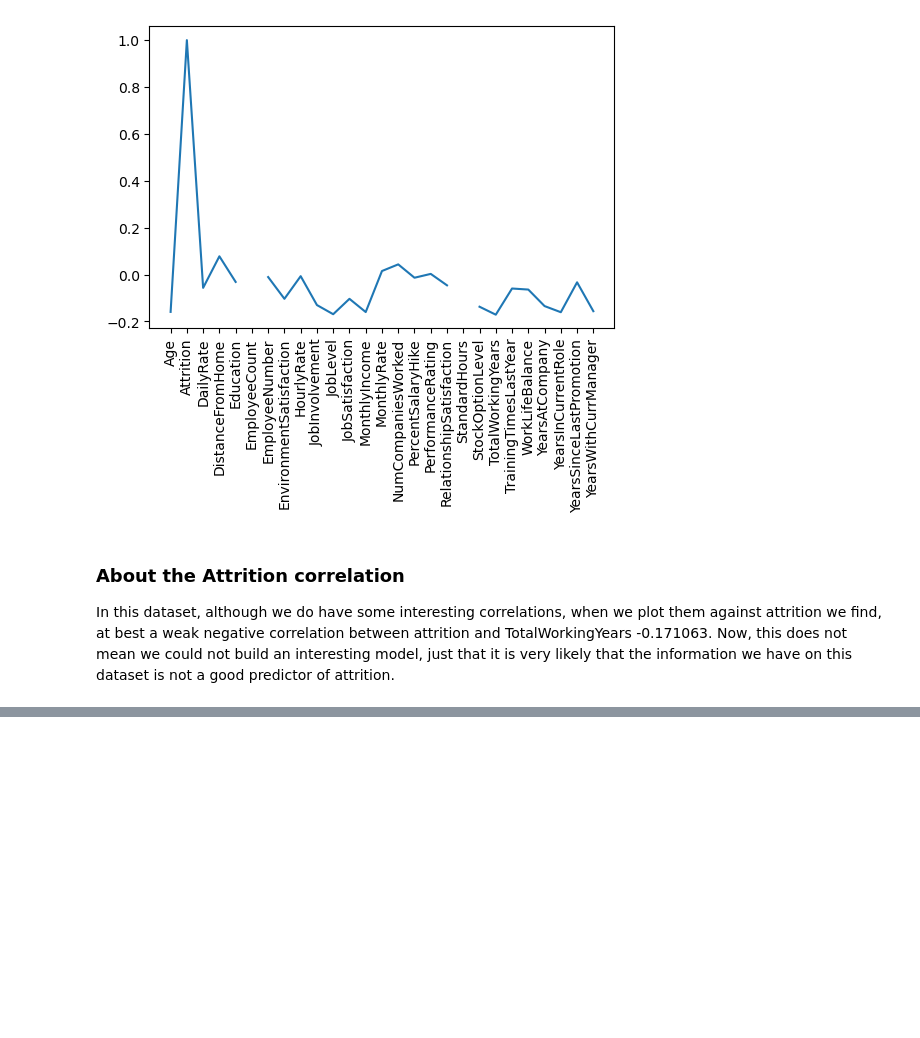
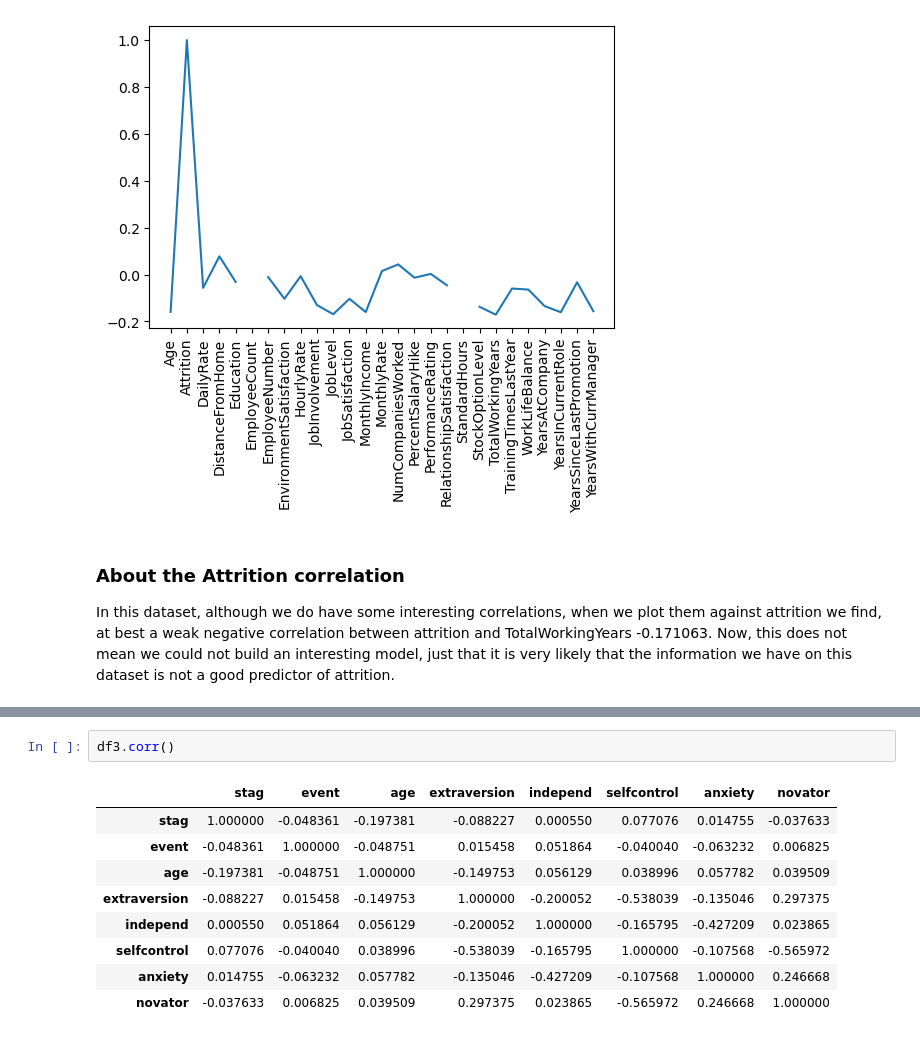
Before and after one commit to jackraifer/66DaysOfData-Road-to-Data-Science, a Jupyter notebook: 02_HR_Datasets_Initial_EDA.ipynb, the cells around one changed output, grey strips where cells are left out. Cells and saved outputs as stored; diff of their text form; blank space fills up the shorter version.

```diff
--- a/02_HR_Datasets_Initial_EDA.ipynb
+++ b/02_HR_Datasets_Initial_EDA.ipynb
@@ -220,0 +251,12 @@ In this dataset, although we do have some interesting correlations, when we plot
+# %%
+df3.corr()
+# %% [output]
+|  | stag | event | age | extraversion | independ | selfcontrol | anxiety | novator |
+| stag | 1.000000 | -0.048361 | -0.197381 | -0.088227 | 0.000550 | 0.077076 | 0.014755 | -0.037633 |
+| event | -0.048361 | 1.000000 | -0.048751 | 0.015458 | 0.051864 | -0.040040 | -0.063232 | 0.006825 |
+| age | -0.197381 | -0.048751 | 1.000000 | -0.149753 | 0.056129 | 0.038996 | 0.057782 | 0.039509 |
+| extraversion | -0.088227 | 0.015458 | -0.149753 | 1.000000 | -0.200052 | -0.538039 | -0.135046 | 0.297375 |
+| independ | 0.000550 | 0.051864 | 0.056129 | -0.200052 | 1.000000 | -0.165795 | -0.427209 | 0.023865 |
+| selfcontrol | 0.077076 | -0.040040 | 0.038996 | -0.538039 | -0.165795 | 1.000000 | -0.107568 | -0.565972 |
+| anxiety | 0.014755 | -0.063232 | 0.057782 | -0.135046 | -0.427209 | -0.107568 | 1.000000 | 0.246668 |
+| novator | -0.037633 | 0.006825 | 0.039509 | 0.297375 | 0.023865 | -0.565972 | 0.246668 | 1.000000 |
```
Also changed, not shown: parts of 7 cells of this notebook, 1 other file.
